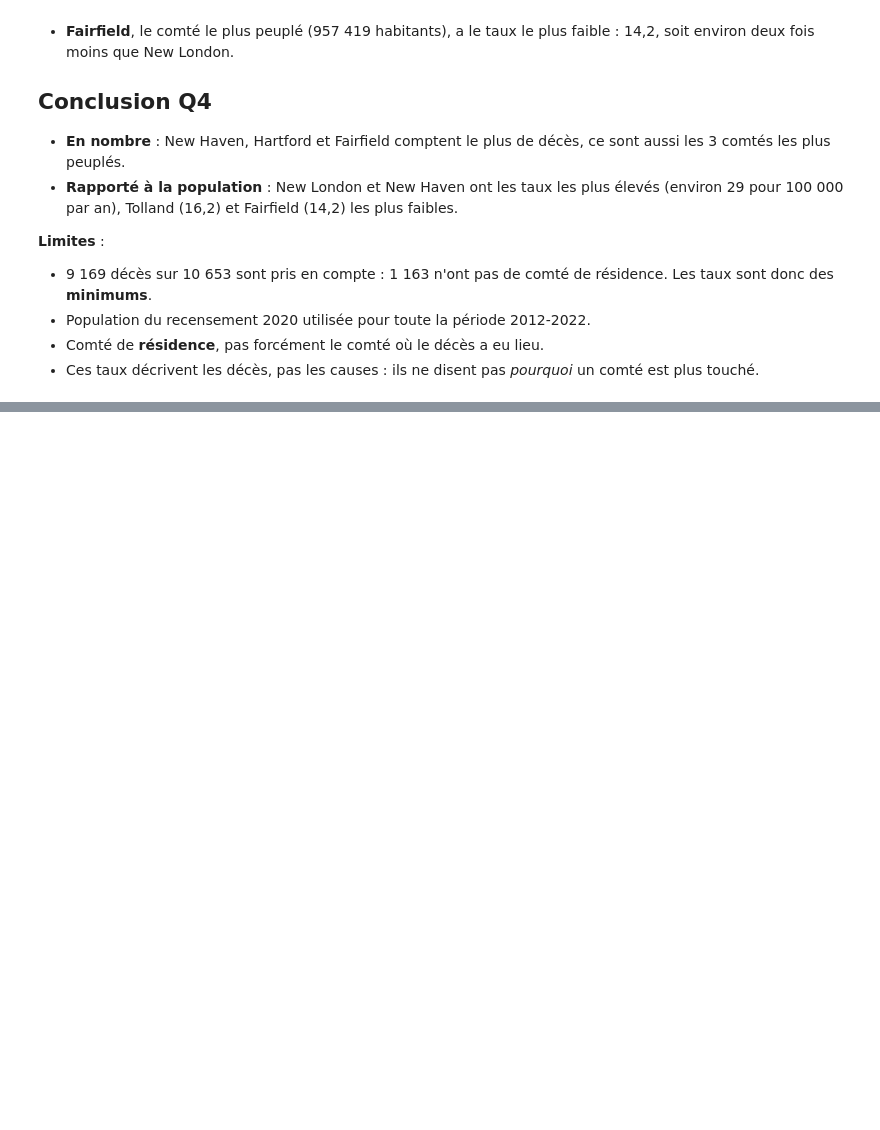
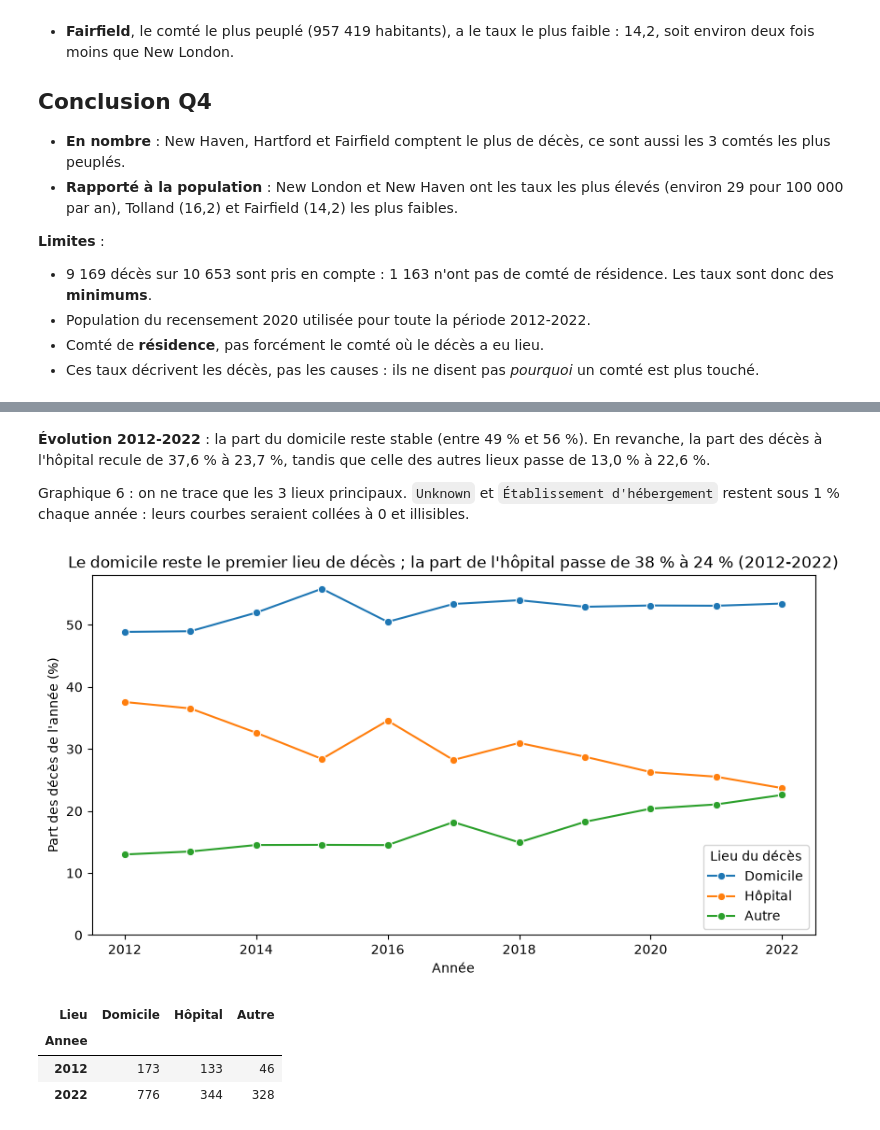
Before and after one commit to NoeChv-n/projet-analyse-overdose, a Jupyter notebook: notebooks/03_analyse.ipynb, the cells around one changed output, grey strips where cells are left out. Drawn from its saved outputs; the diff is of its cells as text; code cells hidden in the pictures; blank space fills up the shorter version.

Commit message:
feat(analyse): compare les lieux de décès et leur évolution (Q5)

```diff
--- a/notebooks/03_analyse.ipynb
+++ b/notebooks/03_analyse.ipynb
@@ -534,0 +565,3 @@ plt.show()
+# %%
+part_lieux_par_annee = pd.crosstab(deces["Annee"], deces["Lieu"], normalize="index") * 100
+part_lieux_par_annee.round(1)
@@ -534,0 +582,25 @@ plt.show()
+# %% [markdown]
+**Évolution 2012-2022** : la part du domicile reste stable (entre 49 % et 56 %). En revanche, la part des décès à l'hôpital recule de 37,6 % à 23,7 %, tandis que celle des autres lieux passe de 13,0 % à 22,6 %.
+
+Graphique 6 : on ne trace que les 3 lieux principaux. `Unknown` et `Établissement d'hébergement` restent sous 1 % chaque année : leurs courbes seraient collées à 0 et illisibles.
+# %%
+lieux_principaux = part_lieux_par_annee[["Domicile", "Hôpital", "Autre"]]
+fig, ax = plt.subplots(figsize=(10, 5))
+sns.lineplot(data=lieux_principaux, dashes=False, marker="o", ax=ax)
+ax.set_title("Le domicile reste le premier lieu de décès ; la part de l'hôpital passe de 38 % à 24 % (2012-2022)")
+ax.set_xlabel("Année")
+ax.set_ylabel("Part des décès de l'année (%)")
+ax.set_ylim(bottom=0)
+ax.legend(title="Lieu du décès")
+fig.savefig("../figures/06_evolution_lieux.png", bbox_inches="tight")
+plt.show()
+# %% [output]
+[figure, added]
+# %%
+nombre_lieux_par_annee = pd.crosstab(deces["Annee"], deces["Lieu"])
+nombre_lieux_par_annee.loc[[2012, 2022], ["Domicile", "Hôpital", "Autre"]]
+# %% [output]
+| Lieu | Domicile | Hôpital | Autre |
+| Annee |  |  |  |
+| 2012 | 173 | 133 | 46 |
+| 2022 | 776 | 344 | 328 |
```
Also changed, not shown: parts of 5 cells of this notebook, 1 other file.
